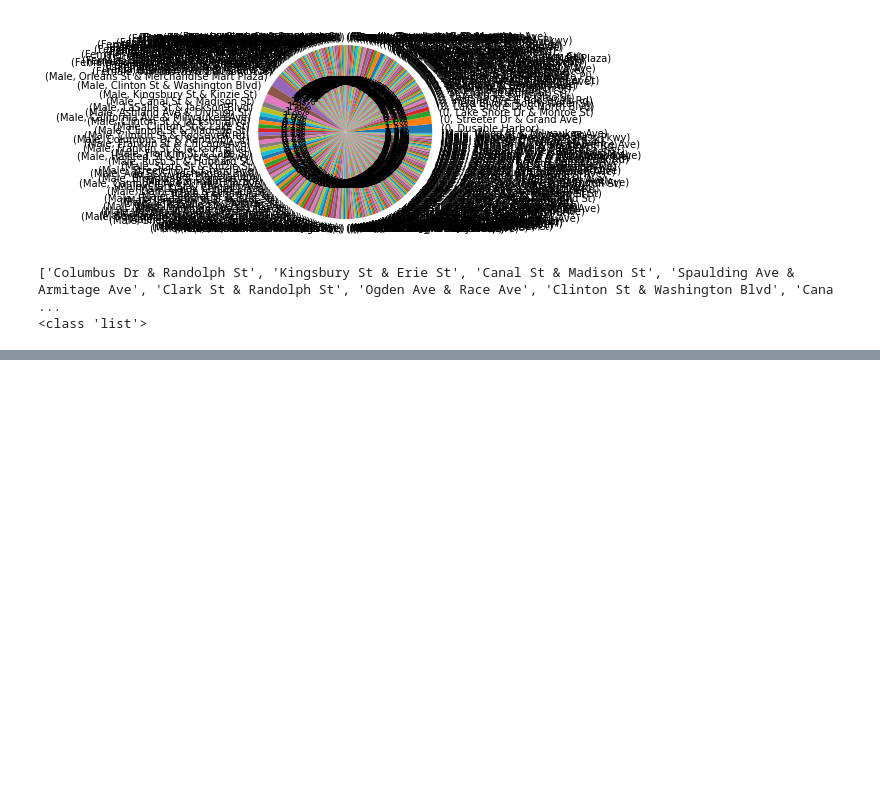
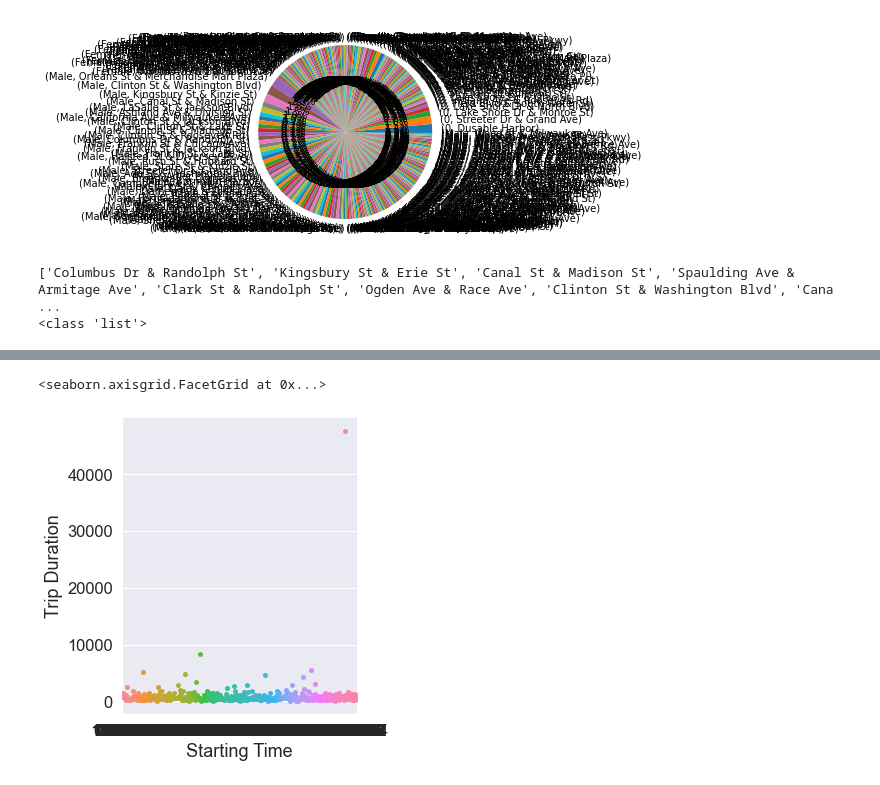
Before and after one commit to Crazz-Zaac/libraries-basic, a Jupyter notebook: Explore US Bikeshare Data.ipynb, the cells around one changed output, grey strips where cells are left out. Drawn from its saved outputs; the diff is of its cells as text; code cells hidden in the pictures; blank space fills up the shorter version.

```diff
--- a/Explore US Bikeshare Data.ipynb
+++ b/Explore US Bikeshare Data.ipynb
@@ -391,0 +434,3 @@ plt.show()
+# %%
+df['Ending Time'] = pd.to_datetime(df['End Time']).dt.time
+df.head()
@@ -391,0 +444,3 @@ plt.show()
+# %%
+df.rename(columns={"Start Time": "Starting Timestamp", "End Time": "Ending Timestamp"}, inplace=True)
+df.head()
@@ -391,0 +461,5 @@ plt.show()
+# %%
+columns_reordered = ['Starting Timestamp', 'Ending Timestamp', 'Start Date', 'End Date', 'Starting Time', 'Ending Time', 'Trip Duration',
+       'Start Station', 'End Station', 'User Type', 'Gender', 'Birth Year']
+df = df[columns_reordered]
+df.head()
@@ -391,0 +473,3 @@ plt.show()
+# %%
+df.drop(['Start Date', 'End Date'], axis=1, inplace=True)
+df.head()
@@ -391,0 +506,7 @@ plt.show()
+# %%
+# sns.catplot(df['User Type'], df['Trip Duration'])
+
+sns.catplot(x="Starting Time", y="Trip Duration", data=df)
+# %% [output]
+<seaborn.axisgrid.FacetGrid at 0x...>
+[figure, added]
```
Also changed, not shown: parts of 14 cells of this notebook.
